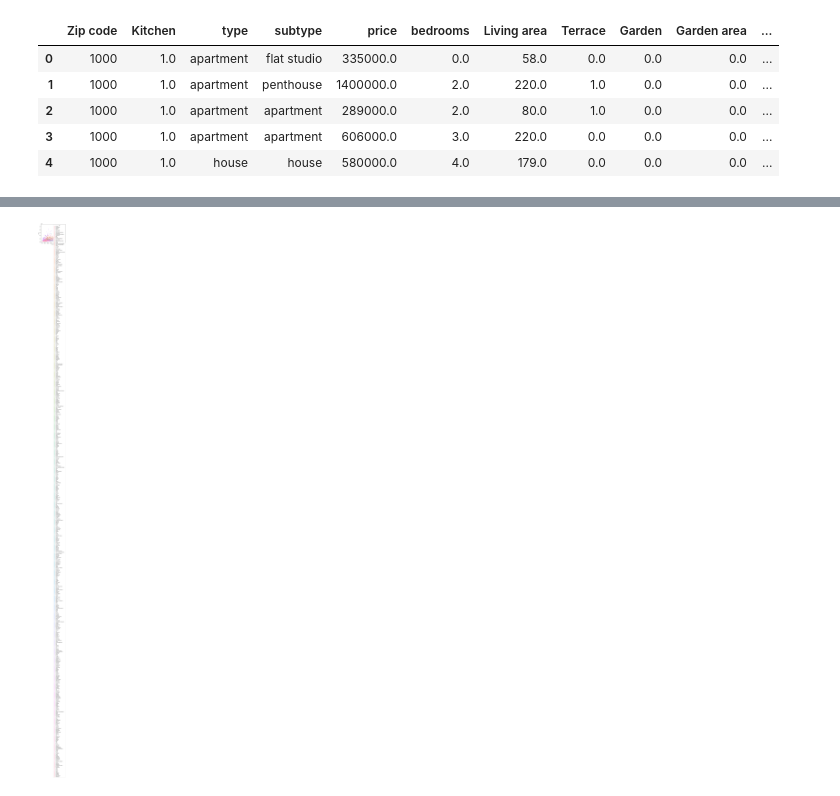
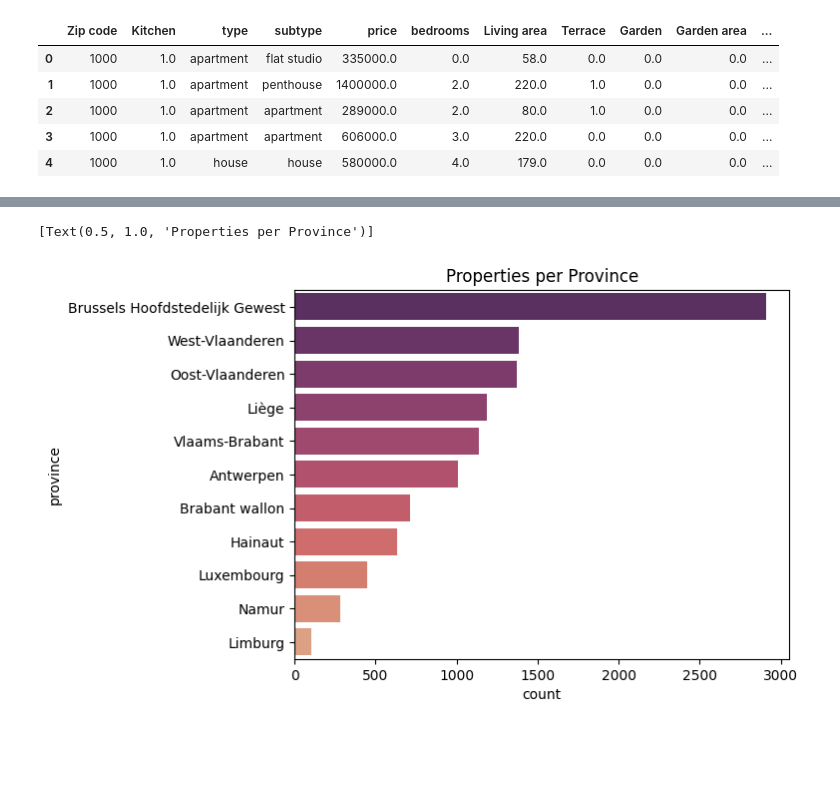
Before and after one commit to danielbauwens/Immo-Project-Data-Analysis, a Jupyter notebook: analysis.ipynb, the cells around one changed output, grey strips where cells are left out. Drawn from its saved outputs; the diff is of its cells as text; code cells hidden in the pictures; blank space fills up the shorter version.

```diff
--- a/analysis.ipynb
+++ b/analysis.ipynb
@@ -93,5 +84,7 @@ graph.set(xlabel = 'living space', ylabel = 'price(in million)', title= 'living
 # %%
 dss = pd.read_csv('merged_data.csv')
-graph = sns.scatterplot(x='Living area', y='price', data=dss, hue='city')
+graph = sns.countplot(y='province', data=dss, palette='flare_r', order=dss['province'].value_counts().index)
+graph.set(title='Properties per Province')
 # %% [output]
+[Text(0.5, 1.0, 'Properties per Province')]
-[figure, old version]
+[figure, new version]
```
Also changed, not shown: parts of 13 cells of this notebook, 2 other files.
